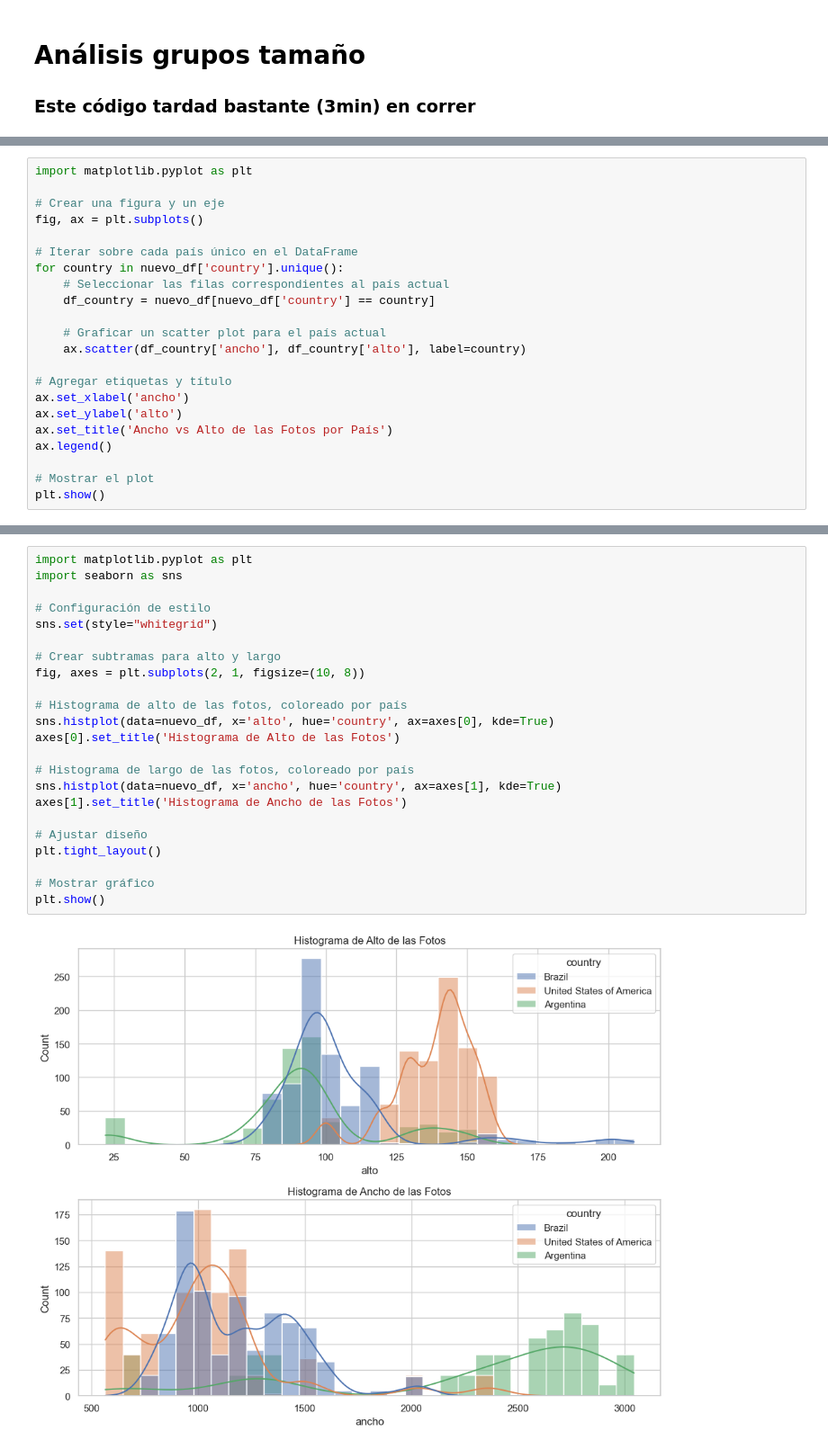
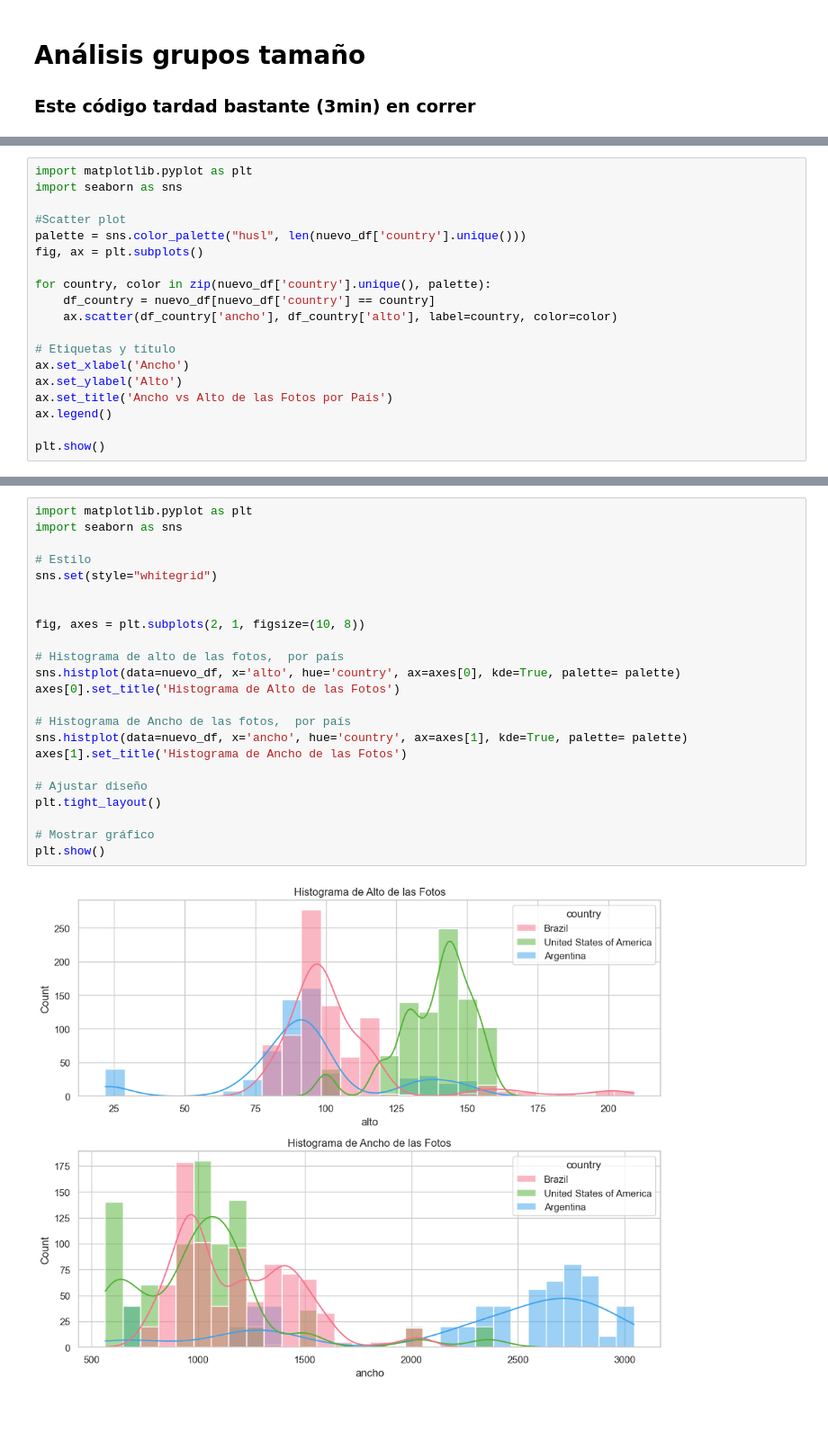
Before and after one commit to azulamakk/PF-vacasVaqueras, a Jupyter notebook: 01.0-nr-EDA.ipynb, the cells around one changed output, grey strips where cells are left out. Shown at 90% size. Saved outputs shown, nothing was run; the diff lists cells and outputs as text; blank space fills up the shorter version.

```diff
--- a/01.0-nr-EDA.ipynb
+++ b/01.0-nr-EDA.ipynb
@@ -226,23 +220,20 @@ plt.show()
 # %%
 import matplotlib.pyplot as plt
+import seaborn as sns
 
-# Crear una figura y un eje
+#Scatter plot
+palette = sns.color_palette("husl", len(nuevo_df['country'].unique()))
 fig, ax = plt.subplots()
 
-# Iterar sobre cada país único en el DataFrame
-for country in nuevo_df['country'].unique():
-    # Seleccionar las filas correspondientes al país actual
+for country, color in zip(nuevo_df['country'].unique(), palette):
     df_country = nuevo_df[nuevo_df['country'] == country]
+    ax.scatter(df_country['ancho'], df_country['alto'], label=country, color=color)
 
-    # Graficar un scatter plot para el país actual
-    ax.scatter(df_country['ancho'], df_country['alto'], label=country)
-
-# Agregar etiquetas y título
-ax.set_xlabel('ancho')
-ax.set_ylabel('alto')
+# Etiquetas y título
+ax.set_xlabel('Ancho')
+ax.set_ylabel('Alto')
 ax.set_title('Ancho vs Alto de las Fotos por País')
 ax.legend()
 
-# Mostrar el plot
 plt.show()
 # %% [output]
@@ -250,25 +241,25 @@ plt.show()
 # %%
 import matplotlib.pyplot as plt
 import seaborn as sns
 
-# Configuración de estilo
+# Estilo
 sns.set(style="whitegrid")
 
-# Crear subtramas para alto y largo
+
 fig, axes = plt.subplots(2, 1, figsize=(10, 8))
 
-# Histograma de alto de las fotos, coloreado por país
-sns.histplot(data=nuevo_df, x='alto', hue='country', ax=axes[0], kde=True)
+# Histograma de alto de las fotos,  por país
+sns.histplot(data=nuevo_df, x='alto', hue='country', ax=axes[0], kde=True, palette= palette)
 axes[0].set_title('Histograma de Alto de las Fotos')
 
-# Histograma de largo de las fotos, coloreado por país
-sns.histplot(data=nuevo_df, x='ancho', hue='country', ax=axes[1], kde=True)
+# Histograma de Ancho de las fotos,  por país
+sns.histplot(data=nuevo_df, x='ancho', hue='country', ax=axes[1], kde=True, palette= palette)
 axes[1].set_title('Histograma de Ancho de las Fotos')
 
 # Ajustar diseño
 plt.tight_layout()
 
 # Mostrar gráfico
 plt.show()
 # %% [output]
-[figure, old version]
+[figure, new version]
```
Also changed, not shown: parts of 8 cells of this notebook, 2 other files.
